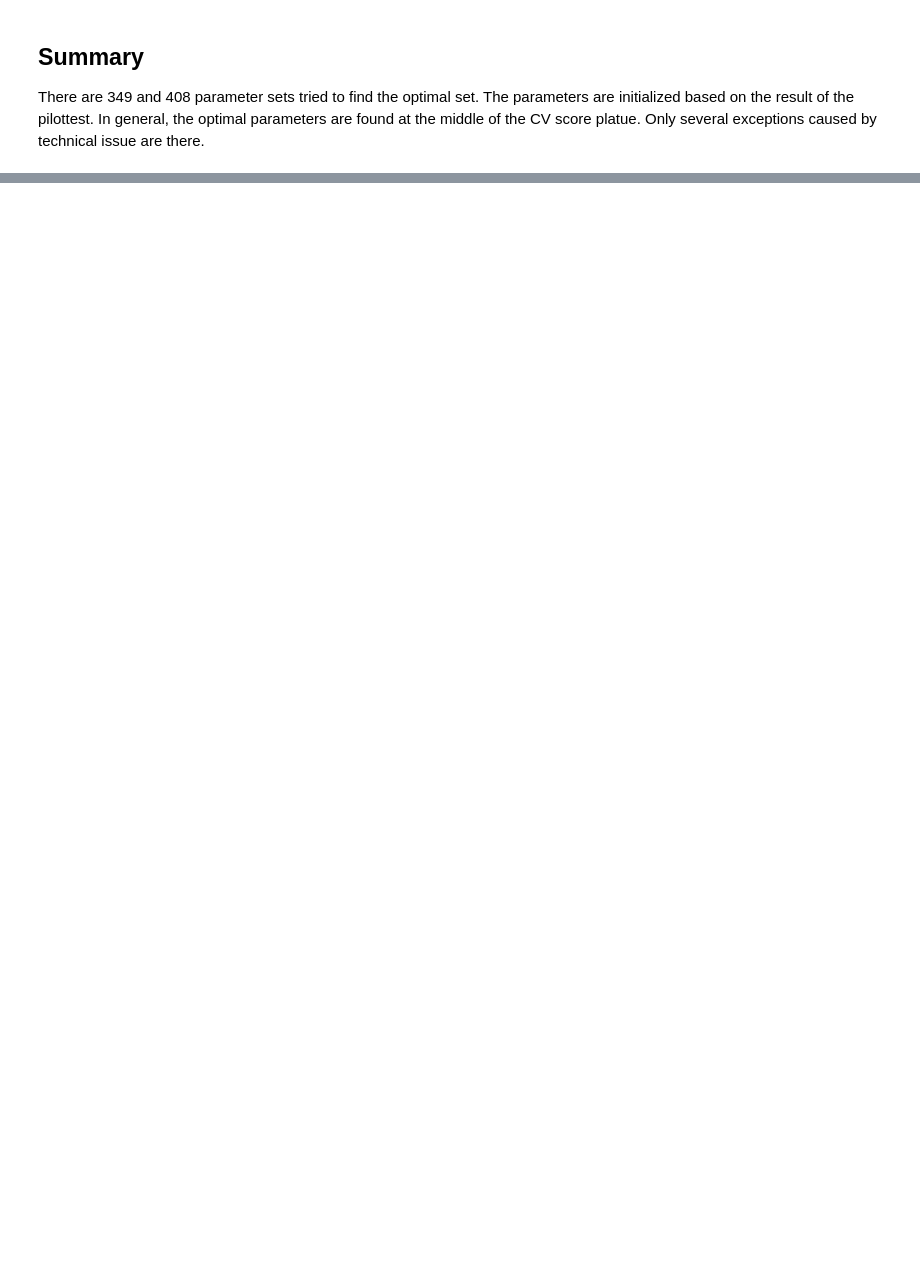
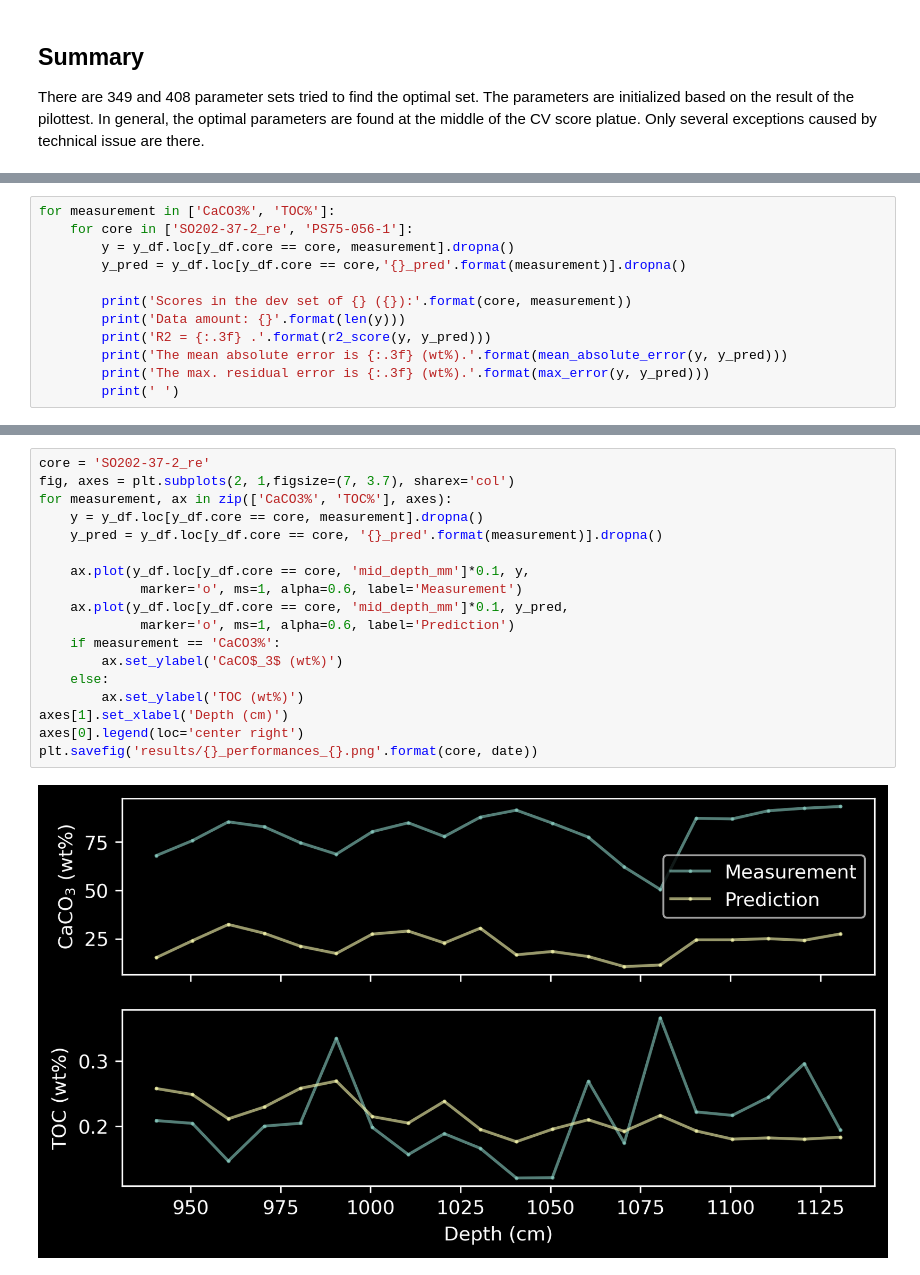
Before and after one commit to dispink/CaCO3_NWP, a Jupyter notebook: build_models_09.ipynb, the cells around one changed output, grey strips where cells are left out. Saved outputs shown, nothing was run; the diff lists cells and outputs as text; blank space fills up the shorter version.

```diff
--- a/build_models_09.ipynb
+++ b/build_models_09.ipynb
@@ -122,0 +275,12 @@ There are 349 and 408 parameter sets tried to find the optimal set. The paramete
+# %%
+for measurement in ['CaCO3%', 'TOC%']:
+    for core in ['SO202-37-2_re', 'PS75-056-1']:
+        y = y_df.loc[y_df.core == core, measurement].dropna()
+        y_pred = y_df.loc[y_df.core == core,'{}_pred'.format(measurement)].dropna()
+
+        print('Scores in the dev set of {} ({}):'.format(core, measurement))
+        print('Data amount: {}'.format(len(y)))
+        print('R2 = {:.3f} .'.format(r2_score(y, y_pred)))
+        print('The mean absolute error is {:.3f} (wt%).'.format(mean_absolute_error(y, y_pred)))
+        print('The max. residual error is {:.3f} (wt%).'.format(max_error(y, y_pred)))
+        print(' ')
@@ -122,0 +305,20 @@ There are 349 and 408 parameter sets tried to find the optimal set. The paramete
+# %%
+core = 'SO202-37-2_re'
+fig, axes = plt.subplots(2, 1,figsize=(7, 3.7), sharex='col')
+for measurement, ax in zip(['CaCO3%', 'TOC%'], axes):
+    y = y_df.loc[y_df.core == core, measurement].dropna()
+    y_pred = y_df.loc[y_df.core == core, '{}_pred'.format(measurement)].dropna()
+
+    ax.plot(y_df.loc[y_df.core == core, 'mid_depth_mm']*0.1, y,
+             marker='o', ms=1, alpha=0.6, label='Measurement')
+    ax.plot(y_df.loc[y_df.core == core, 'mid_depth_mm']*0.1, y_pred,
+             marker='o', ms=1, alpha=0.6, label='Prediction')
+    if measurement == 'CaCO3%':
+        ax.set_ylabel('CaCO$_3$ (wt%)')
+    else:
+        ax.set_ylabel('TOC (wt%)')
+axes[1].set_xlabel('Depth (cm)')
+axes[0].legend(loc='center right')
+plt.savefig('results/{}_performances_{}.png'.format(core, date))
+# %% [output]
+[figure, added]
```
Also changed, not shown: parts of 17 cells of this notebook.
